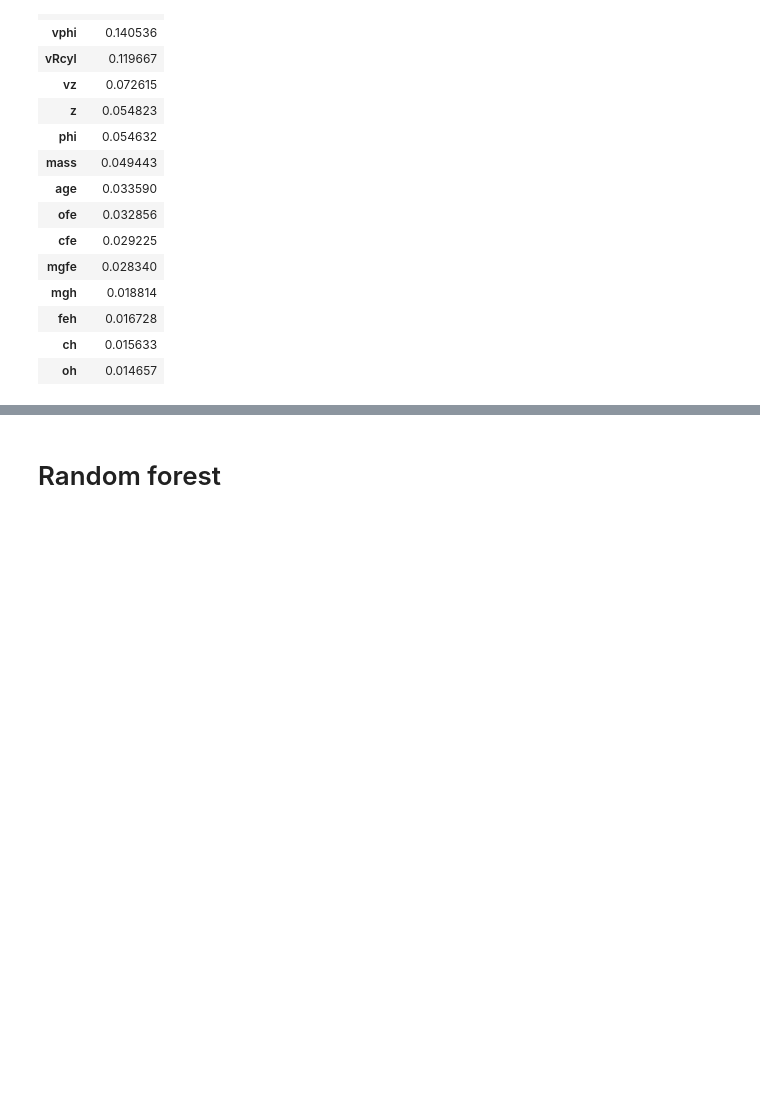
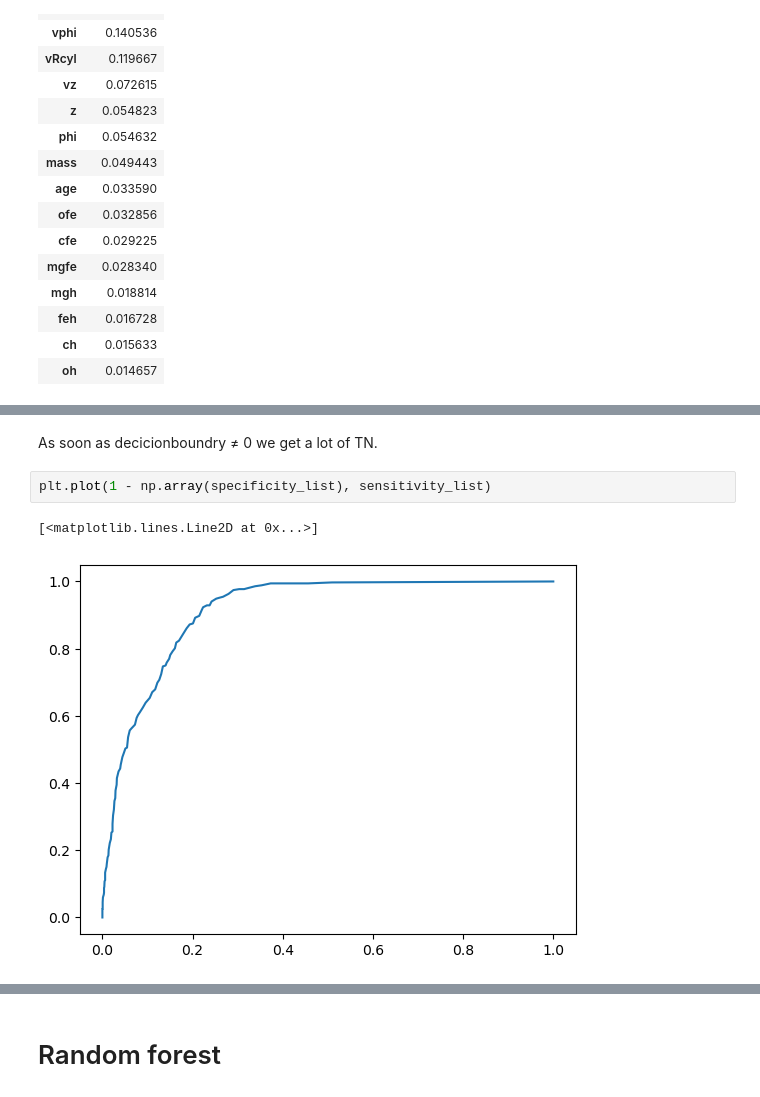
Before and after one commit to Chrillemis/AppStatProject, a Jupyter notebook: PlotsAndInitGLM/Frederik code.ipynb, the cells around one changed output, grey strips where cells are left out. Cells and saved outputs as stored; diff of their text form; blank space fills up the shorter version.

```diff
--- a/PlotsAndInitGLM/Frederik code.ipynb
+++ b/PlotsAndInitGLM/Frederik code.ipynb
@@ -274,0 +314,7 @@ feature_imp.sort_values(by='importance', ascending=False)
+# %% [markdown]
+As soon as decicionboundry ≠ 0 we get a lot of TN.
+# %%
+plt.plot(1 - np.array(specificity_list), sensitivity_list)
+# %% [output]
+[<matplotlib.lines.Line2D at 0x...>]
+[figure, added]
```
Also changed, not shown: parts of 8 cells of this notebook.
